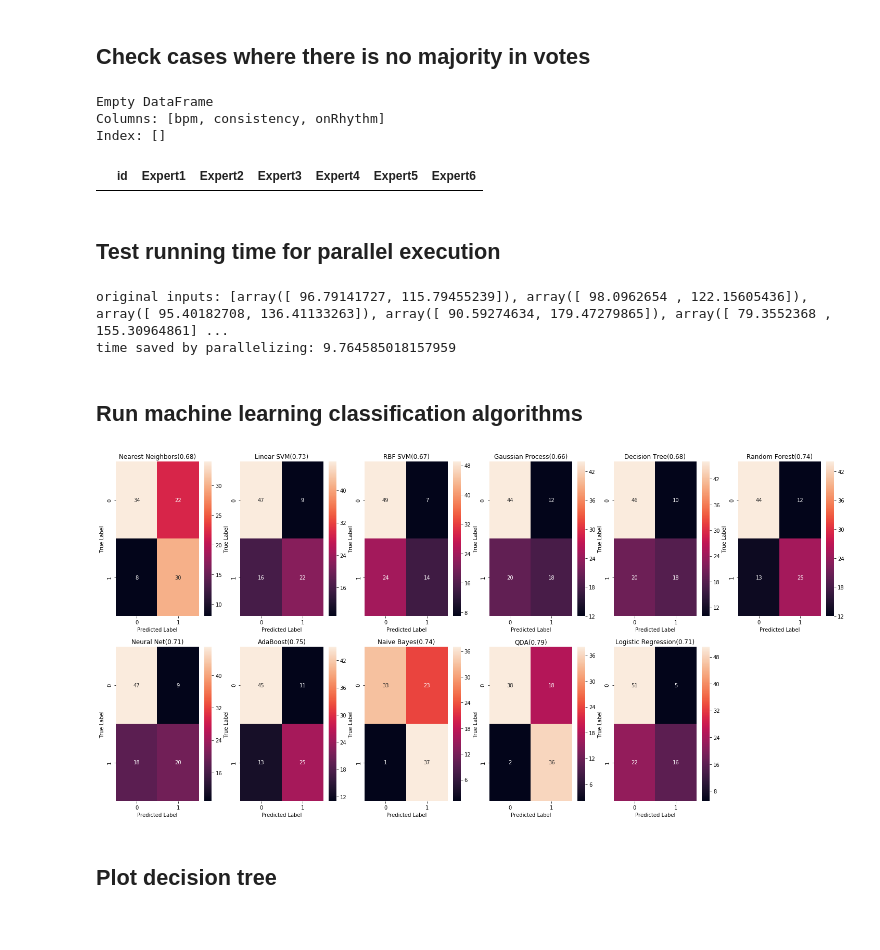
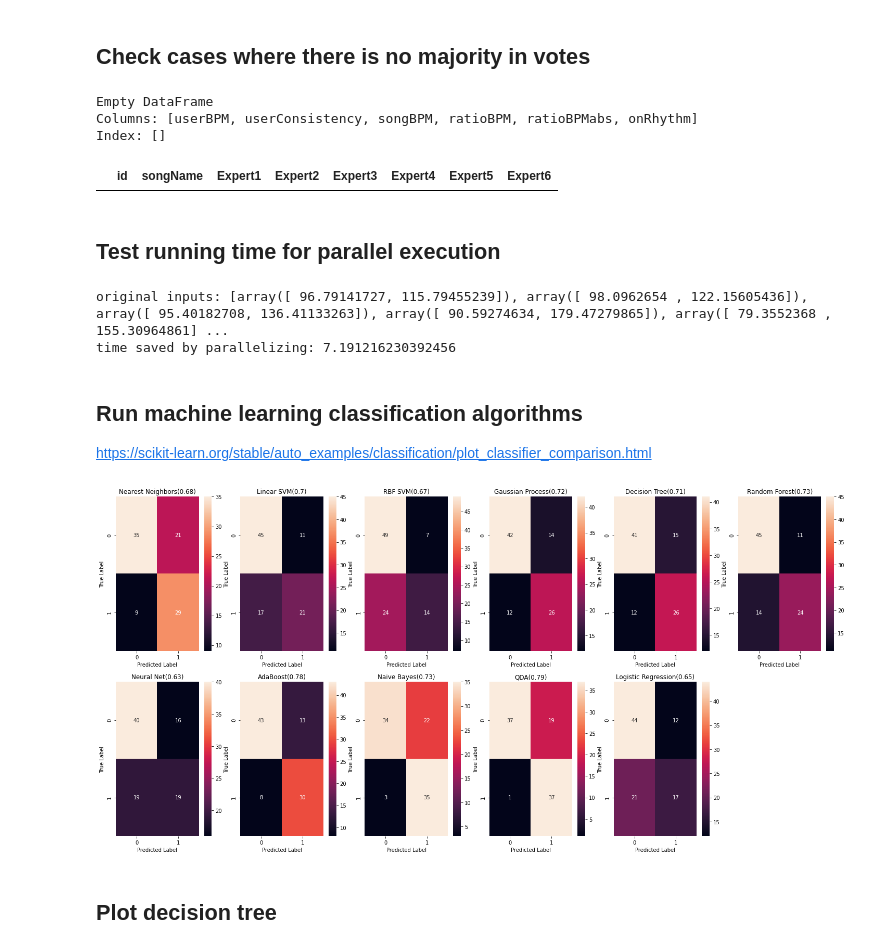
Before and after one commit to gutosantos82/RiMoDe, a Jupyter notebook: PhD_Original_RiMoDe.ipynb, the cells around one changed output. Drawn from its saved outputs; the diff is of its cells as text; code cells hidden in the pictures.

```diff
--- a/PhD_Original_RiMoDe.ipynb
+++ b/PhD_Original_RiMoDe.ipynb
@@ -14,12 +18,15 @@ from collections import Counter
 sessionsProfile = read_csv('SessionsProfile.csv')
 songsProfiles = read_csv('SongsProfiles.csv')
 
-Expert = sessionsProfile['songName'].unique()
+print(len(sessionsProfile))
+sessionsProfile
 
-# Create Expert index
-l = {}
-for i, speed in enumerate(Expert):
-    l[speed] = i
-print (l)
-Counter(sessionsProfile['Expert3'])
+# Expert = sessionsProfile['songName'].unique()
+
+# # Create Expert index
+# l = {}
+# for i, speed in enumerate(Expert):
+#     l[speed] = i
+# print (l)
+# Counter(sessionsProfile['Expert3'])
 # %% [output]
@@ -91,7 +109,10 @@ from scipy import signal
 
 plt.rcParams["figure.figsize"] = [20, 8]
 
+accData = read_csv( '616' + '_acc.csv' )
+
 x = -accData['z']
+
 # Removing Gravity from the Data ----------------------------
 alpha = 0.9;
 gravity = 0;
@@ -99,8 +120,8 @@ step2 = x.copy();
 for i in range(len(x)):
   gravity = alpha * gravity + (1 - alpha) * x[i];
   step2[i] = x[i] - gravity;
+# Removing Gravity from the Data ----------------------------
 
-# Removing Gravity from the Data ----------------------------
 b, a = signal.butter(3, 0.025, 'low')
 step3 = signal.filtfilt(b, a, step2)
 peaks, _ = find_peaks(step3, distance=150)
@@ -154,9 +183,9 @@ index99 = df[df['onRhythm'].isin([99])].index.values
 sessionsProfile.iloc[index99]
 # %% [output]
 Empty DataFrame
-Columns: [bpm, consistency, onRhythm]
+Columns: [userBPM, userConsistency, songBPM, ratioBPM, ratioBPMabs, onRhythm]
 Index: []
-|  | id | Expert1 | Expert2 | Expert3 | Expert4 | Expert5 | Expert6 |
+|  | id | songName | Expert1 | Expert2 | Expert3 | Expert4 | Expert5 | Expert6 |
 # %% [markdown]
 ## Test running time for parallel execution
 # %%
@@ -164,7 +193,7 @@ import concurrent.futures
 import time, random               # add some random sleep time
 
 def procedure(j):                 # just factoring out the
-    parameter = j * offset        # procedure
+    # parameter = j * offset        # procedure
     # call the calculation
     return getRiMoDeScore(sessionsProfile.iloc[j,0])
 
@@ -187,9 +216,10 @@ if __name__ == '__main__':
     main()
 # %% [output]
 original inputs: [array([ 96.79141727, 115.79455239]), array([ 98.0962654 , 122.15605436]), array([ 95.40182708, 136.41133263]), array([ 90.59274634, 179.47279865]), array([ 79.3552368 , 155.30964861] ...
-time saved by parallelizing: 9.764585018157959
+time saved by parallelizing: 7.191216230392456
 # %% [markdown]
 ## Run machine learning classification algorithms
+https://scikit-learn.org/stable/auto_examples/classification/plot_classifier_comparison.html
 # %%
 from sklearn.ensemble import RandomForestClassifier, AdaBoostClassifier
 from sklearn.linear_model import LogisticRegression
@@ -208,6 +238,7 @@ from sklearn.metrics import confusion_matrix
 
 import matplotlib.pyplot as plt
 import seaborn as sns
+import numpy as np
 
 from sklearn.model_selection import StratifiedKFold
 
@@ -232,36 +263,36 @@ classifiers = [
 
 X = np.array(df[['userBPM','userConsistency','songBPM','ratioBPM','ratioBPMabs']])
 y = np.array(df[['onRhythm']])
 
 skf = StratifiedKFold(n_splits=3, shuffle=True)
 skf.get_n_splits(X, y)
 i = 1
 for name, clf in zip(names, classifiers):
   sum = 0
   cmSum = [[0,0],[0,0]]
   for train_index, test_index in skf.split(X, y):
       X_train, X_test = X[train_index], X[test_index]
       y_train, y_test = y[train_index], y[test_index]
-      train_data = df.iloc[train]
-      test_data = df.iloc[test]
+      # train_data = df.iloc[train]
+      # test_data = df.iloc[test]
       clf.fit(X_train, y_train.ravel())
       score = clf.score(X_test, y_test)
       sum += score
       pred = clf.predict(X_test)
       cm=confusion_matrix(y_test,pred)
       cmSum += cm
   average = sum/3
   #print(name)
   #print(average)
   #print(cmSum)
   axI = plt.subplot(2, 6, i)
   sns.heatmap(cmSum,annot=True, ax=axI)
   plt.ylabel('True Label')
   plt.xlabel('Predicted Label')
   plt.title(name + "(" + str(round(average,2)) + ")")
   i += 1
 # %% [output]
-[figure, old version]
+[figure, new version]
 # %% [markdown]
 ## Plot decision tree
 # %%
```
Also changed, not shown: parts of 5 cells of this notebook.
